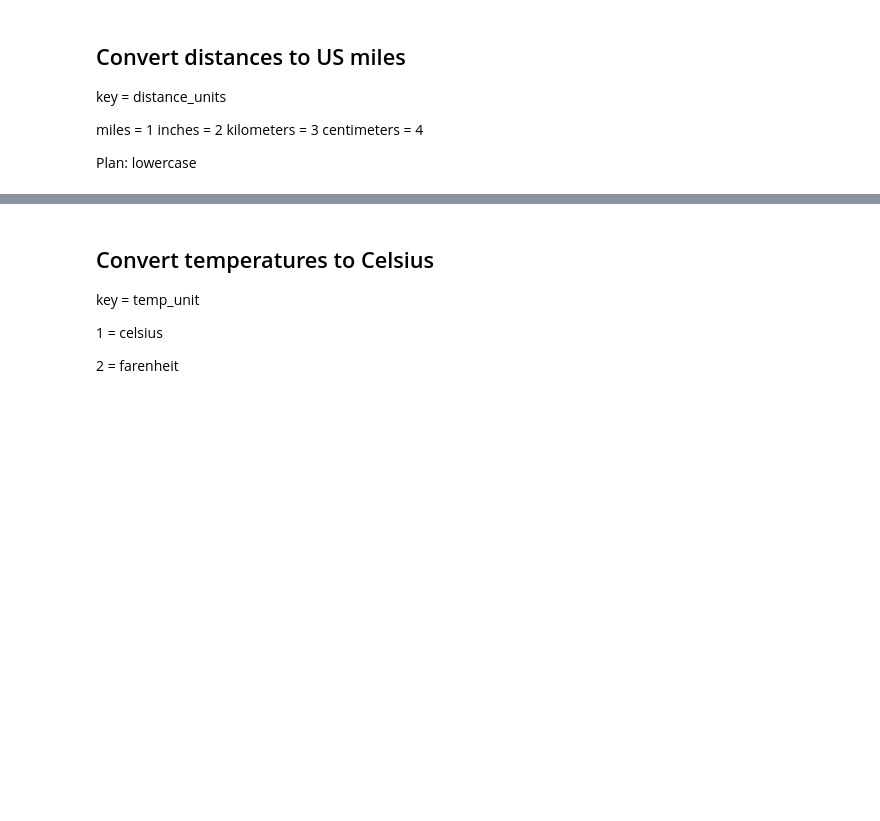
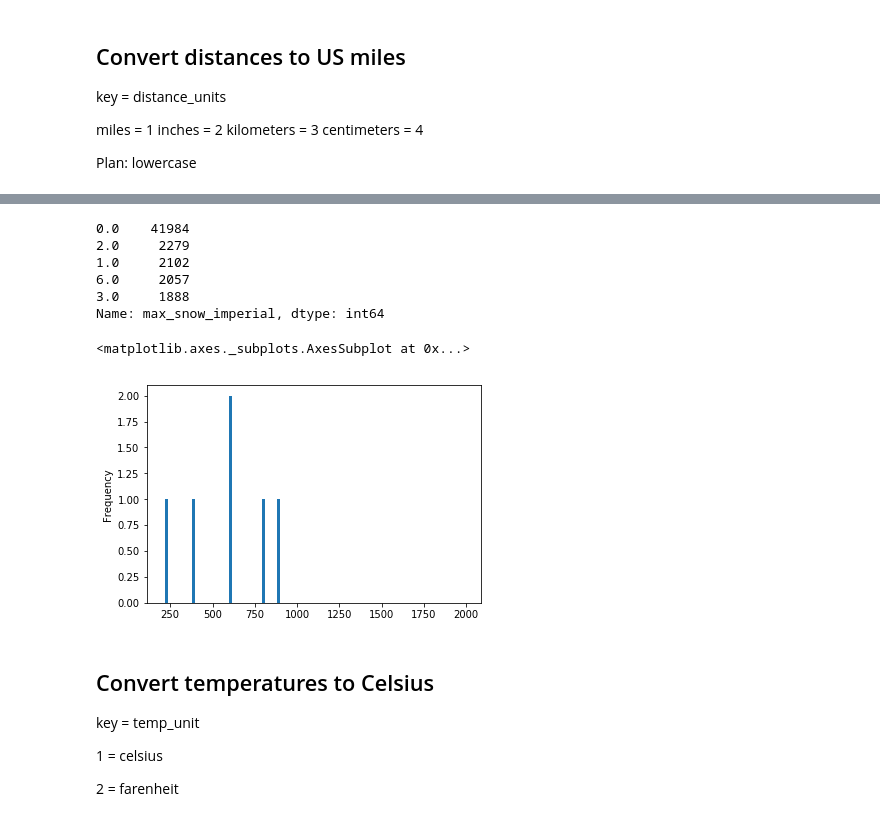
Before and after one commit to DataKind-DC/audubon-cbc, a Jupyter notebook: Audubon EDA 04.27.19 investigative .ipynb, the cells around one changed output, grey strips where cells are left out. Cells and saved outputs as stored; diff of their text form; code cells hidden in the pictures; blank space fills up the shorter version.

```diff
--- a/Audubon EDA 04.27.19 investigative .ipynb
+++ b/Audubon EDA 04.27.19 investigative .ipynb
@@ -270,3 +276,4 @@ lowercase
 # %%
-distanc_cols = ['field_distance', 'nocturnal_distance']
-df['field_distance'] = np.where(df['distance_units']==2, df['min_temp'], (df['min_temp']+32)*9/5)
+distance_cols = ['field_distance', 'nocturnal_distance']
+df['min_snow_imperial'] = np.where(df['snow_unit']==2, df['min_snow'], (df['min_snow'] / 2.54))
+df.head()
@@ -272,0 +298,2 @@ df['field_distance'] = np.where(df['distance_units']==2, df['min_temp'], (df['mi
+# %%
+df['min_snow_metric'] = np.where(df['snow_unit']==4, df['min_snow'], (df['min_snow'] * 2.54))
@@ -272,0 +328,4 @@ df['field_distance'] = np.where(df['distance_units']==2, df['min_temp'], (df['mi
+# %%
+df['max_snow_metric'] = np.where(df['snow_unit']==4, df['max_snow'], (df['max_snow'] * 2.54))
+# %%
+df['max_snow_imperial'] = np.where(df['snow_unit']==2, df['max_snow'], (df['max_snow'] / 2.54))
@@ -273,3 +344,17 @@ df['field_distance'] = np.where(df['distance_units']==2, df['min_temp'], (df['mi
+# %%
+df.max_snow_imperial.value_counts().sort_values(ascending=False).head()
+# %% [output]
+0.0    41984
+2.0     2279
+1.0     2102
+6.0     2057
+3.0     1888
+Name: max_snow_imperial, dtype: int64
+# %%
+df.max_snow_imperial.plot(kind='hist', bins = 100, range=[200, 2000])
+# %% [output]
+<matplotlib.axes._subplots.AxesSubplot at 0x...>
+[figure, added]
 # %% [markdown]
 ## Convert temperatures to Celsius
 key = temp_unit
```
Also changed, not shown: parts of 7 cells of this notebook.
